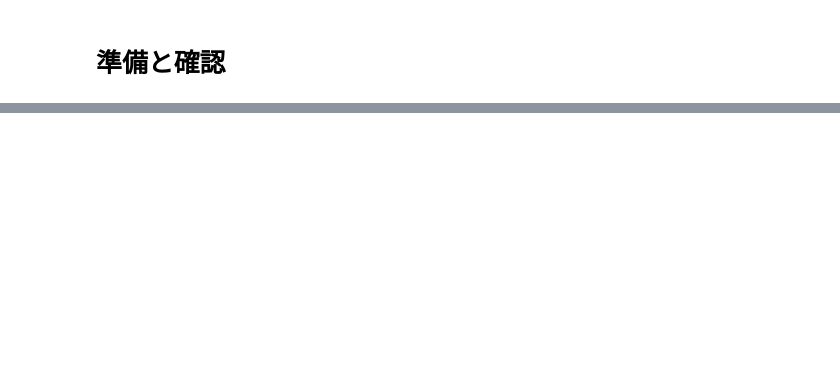
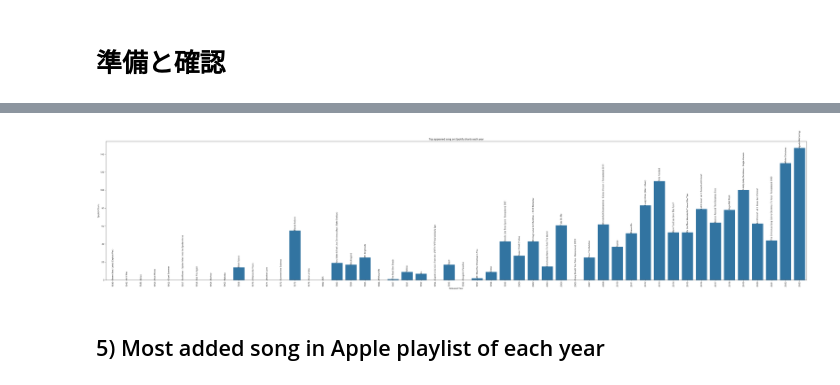
Before and after one commit to naorex/Kaggle_Datasets_Top_Spotify_Songs, a Jupyter notebook: nb/001_data_check.ipynb, the cells around one changed output, grey strips where cells are left out. Saved outputs shown, nothing was run; the diff lists cells and outputs as text; code cells hidden in the pictures; blank space fills up the shorter version.

```diff
--- a/nb/001_data_check.ipynb
+++ b/nb/001_data_check.ipynb
@@ -139,0 +362,9 @@ Name: track_name, dtype: int64
+# %%
+spotify_charts_df = sp_songs.sort_values(
+    # 発表年とチャートの順位で降順ソートして、発表年で重複しているものを削除
+    by=['released_year', 'in_spotify_charts'],
+    ascending=False
+).drop_duplicates('released_year').reset_index()
+
+spotify_charts_df = spotify_charts_df.sort_values(by=['released_year'], ascending=False)
+spotify_charts_df.head(10)
@@ -139,0 +384,14 @@ Name: track_name, dtype: int64
+# %%
+create_bar_plot(figsize_x=60,
+                figsize_y=12,
+                x_value="released_year",
+                y_value="in_spotify_charts",
+                data_value=spotify_charts_df,
+                labels_value=spotify_charts_df["track_name"],
+                plt_title="Top appeared song on Spotify charts each year",
+                plt_xlabel="Released Year",
+                plt_ylabel="Spotify Charts")
+# %% [output]
+[figure, added]
+# %% [markdown]
+## 5) Most added song in Apple playlist of each year
```
Also changed, not shown: parts of 59 cells of this notebook.
